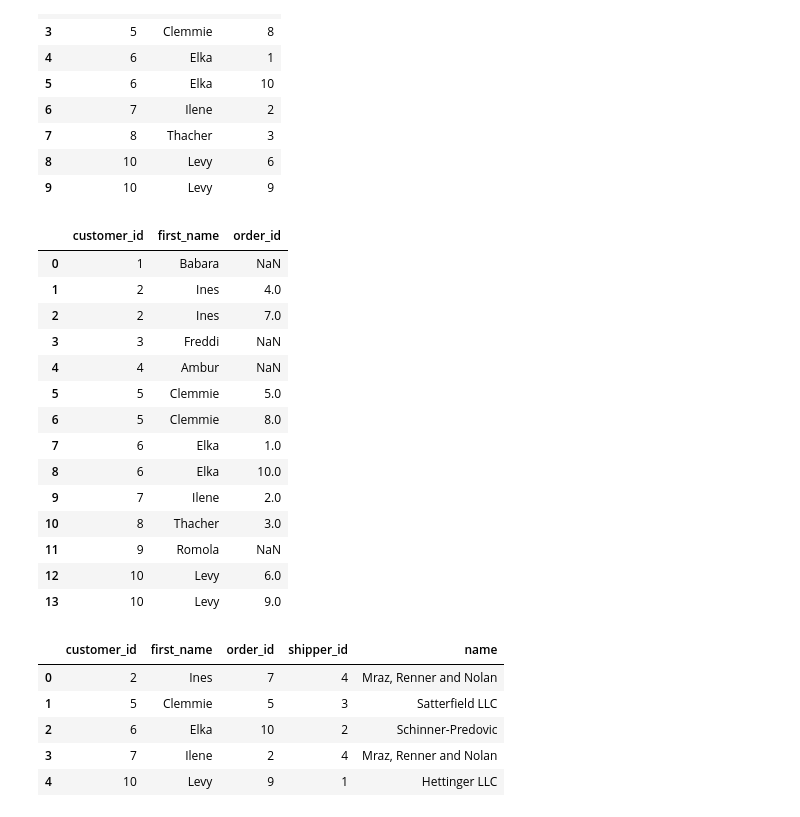
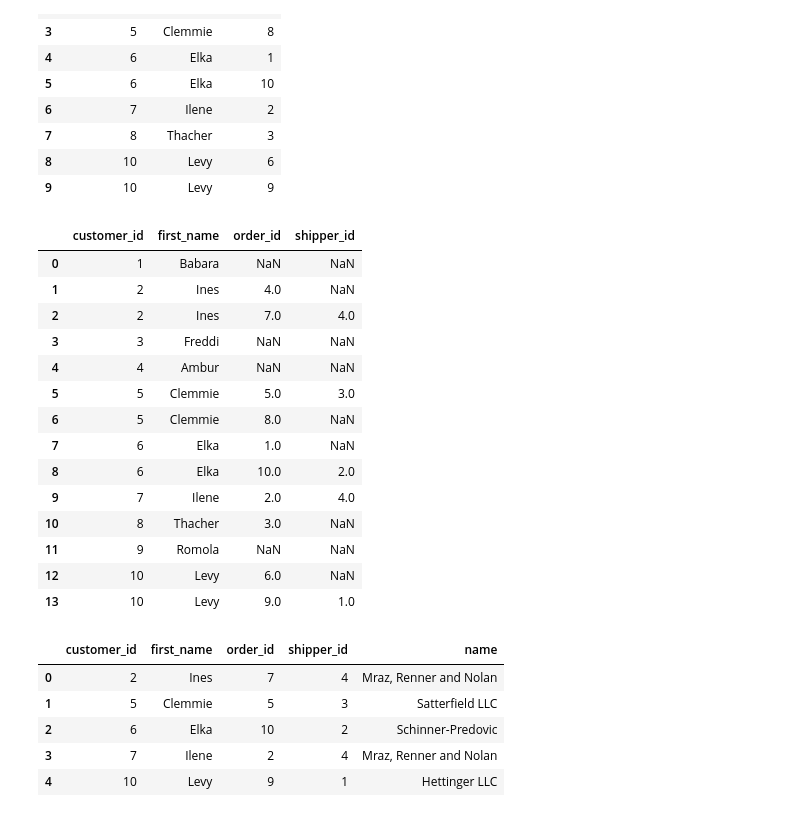
Before and after one commit to VeenaKGit/Knowledge, a Jupyter notebook: Working with Databases.ipynb, the cells around one changed output. Drawn from its saved outputs; the diff is of its cells as text; code cells hidden in the pictures.

```diff
--- a/Working with Databases.ipynb
+++ b/Working with Databases.ipynb
@@ -637,31 +711,31 @@ ORDER BY c.customer_id' \
 # %%
 # Lets do a LEFT JOIN to solve the above problem
 # LEFT JOIN gives all records from LEFT table is returned irrespective of the table.
 pd.read_sql_query(
-'SELECT  c.customer_id, first_name, order_id \
+'SELECT  c.customer_id, first_name, order_id, shipper_id \
 FROM customers c \
 LEFT JOIN orders o ON c.customer_id = o.customer_id \
 ORDER BY c.customer_id' \
 , connection)
 # We can use RIGHT JOIN if we want the other way around. Change and see.
 # Basically LEFT JOIN == LEFT OUTER JOIN
 # RIGHT JOIN == RIGHT OUTER JOIN
 # %% [output]
-|  | customer_id | first_name | order_id |
-| 0 | 1 | Babara | NaN |
-| 1 | 2 | Ines | 4.0 |
-| 2 | 2 | Ines | 7.0 |
-| 3 | 3 | Freddi | NaN |
-| 4 | 4 | Ambur | NaN |
-| 5 | 5 | Clemmie | 5.0 |
-| 6 | 5 | Clemmie | 8.0 |
-| 7 | 6 | Elka | 1.0 |
-| 8 | 6 | Elka | 10.0 |
-| 9 | 7 | Ilene | 2.0 |
-| 10 | 8 | Thacher | 3.0 |
-| 11 | 9 | Romola | NaN |
-| 12 | 10 | Levy | 6.0 |
-| 13 | 10 | Levy | 9.0 |
+|  | customer_id | first_name | order_id | shipper_id |
+| 0 | 1 | Babara | NaN | NaN |
+| 1 | 2 | Ines | 4.0 | NaN |
+| 2 | 2 | Ines | 7.0 | 4.0 |
+| 3 | 3 | Freddi | NaN | NaN |
+| 4 | 4 | Ambur | NaN | NaN |
+| 5 | 5 | Clemmie | 5.0 | 3.0 |
+| 6 | 5 | Clemmie | 8.0 | NaN |
+| 7 | 6 | Elka | 1.0 | NaN |
+| 8 | 6 | Elka | 10.0 | 2.0 |
+| 9 | 7 | Ilene | 2.0 | 4.0 |
+| 10 | 8 | Thacher | 3.0 | NaN |
+| 11 | 9 | Romola | NaN | NaN |
+| 12 | 10 | Levy | 6.0 | NaN |
+| 13 | 10 | Levy | 9.0 | 1.0 |
 # %%
 # Outer join between multiple table
 # Same as above added another inner join. This will return records for which there si a shipper id.
```
Also changed, not shown: parts of 43 cells of this notebook, 1 other file.
